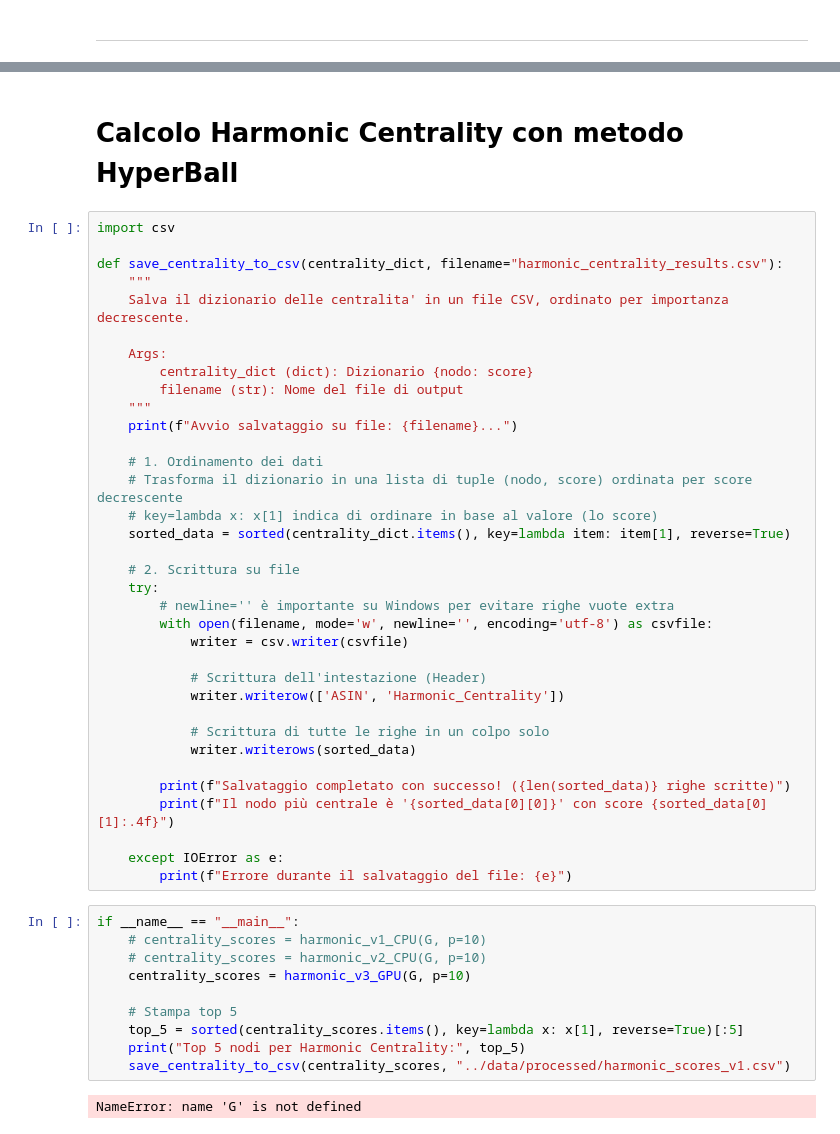
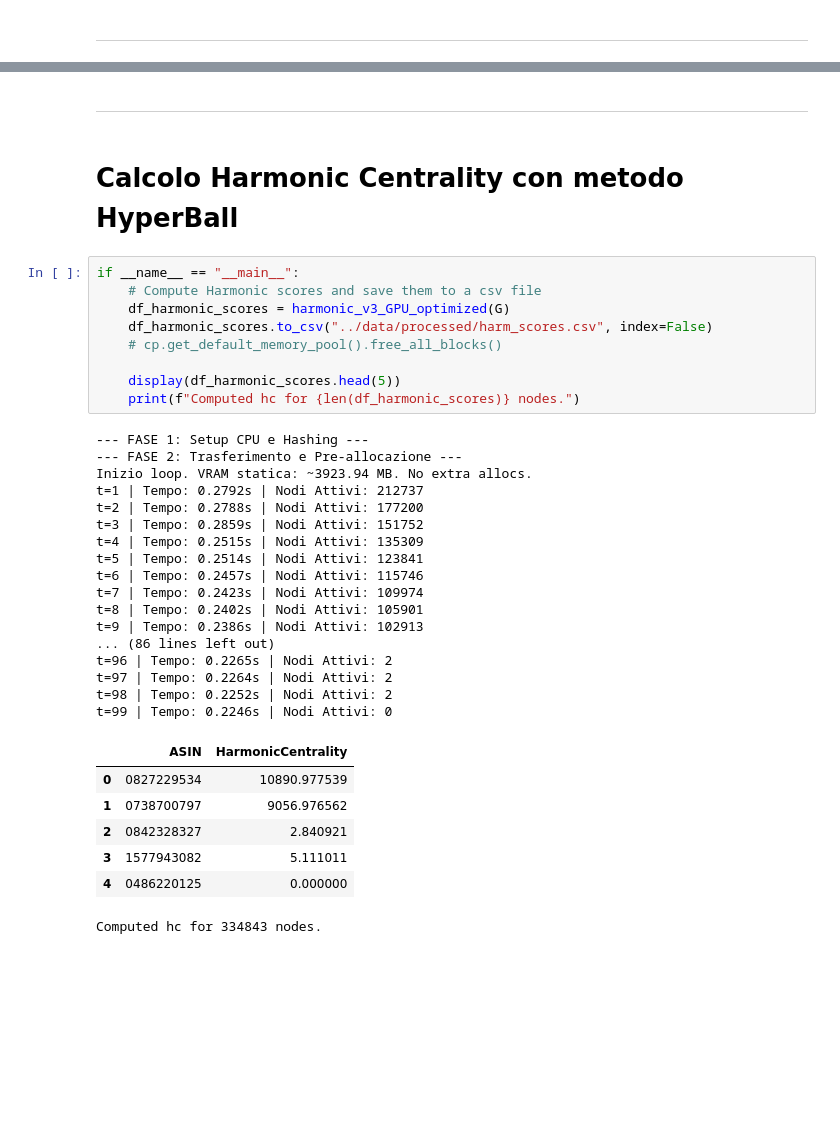
Before and after one commit to raozzo/ProgettoLFN, a Jupyter notebook: Code/notebooks/harmonic_centrality.ipynb, the cells around one changed output, grey strips where cells are left out. Cells and saved outputs as stored; diff of their text form; blank space fills up the shorter version.

```diff
--- a/Code/notebooks/harmonic_centrality.ipynb
+++ b/Code/notebooks/harmonic_centrality.ipynb
@@ -546,49 +764,38 @@ def harmonic_v3_GPU(G, p=10):
+# %% [markdown]
+---
 # %% [markdown]
 # Calcolo Harmonic Centrality con metodo HyperBall
-# %%
-import csv
-
-def save_centrality_to_csv(centrality_dict, filename="harmonic_centrality_results.csv"):
-    """
-    Salva il dizionario delle centralita' in un file CSV, ordinato per importanza decrescente.
-
-    Args:
-        centrality_dict (dict): Dizionario {nodo: score}
-        filename (str): Nome del file di output
-    """
-    print(f"Avvio salvataggio su file: {filename}...")
-
-    # 1. Ordinamento dei dati
-    # Trasforma il dizionario in una lista di tuple (nodo, score) ordinata per score decrescente
-    # key=lambda x: x[1] indica di ordinare in base al valore (lo score)
-    sorted_data = sorted(centrality_dict.items(), key=lambda item: item[1], reverse=True)
-
-    # 2. Scrittura su file
-    try:
-        # newline='' è importante su Windows per evitare righe vuote extra
-        with open(filename, mode='w', newline='', encoding='utf-8') as csvfile:
-            writer = csv.writer(csvfile)
-
-            # Scrittura dell'intestazione (Header)
-            writer.writerow(['ASIN', 'Harmonic_Centrality'])
-
-            # Scrittura di tutte le righe in un colpo solo
-            writer.writerows(sorted_data)
-
-        print(f"Salvataggio completato con successo! ({len(sorted_data)} righe scritte)")
-        print(f"Il nodo più centrale è '{sorted_data[0][0]}' con score {sorted_data[0][1]:.4f}")
-
-    except IOError as e:
-        print(f"Errore durante il salvataggio del file: {e}")
 # %%
 if __name__ == "__main__":
-    # centrality_scores = harmonic_v1_CPU(G, p=10)
-    # centrality_scores = harmonic_v2_CPU(G, p=10)
-    centrality_scores = harmonic_v3_GPU(G, p=10)
+    # Compute Harmonic scores and save them to a csv file
+    df_harmonic_scores = harmonic_v3_GPU_optimized(G)
+    df_harmonic_scores.to_csv("../data/processed/harm_scores.csv", index=False)
+    # cp.get_default_memory_pool().free_all_blocks()
 
-    # Stampa top 5
-    top_5 = sorted(centrality_scores.items(), key=lambda x: x[1], reverse=True)[:5]
-    print("Top 5 nodi per Harmonic Centrality:", top_5)
-    save_centrality_to_csv(centrality_scores, "../data/processed/harmonic_scores_v1.csv")
+    display(df_harmonic_scores.head(5))
+    print(f"Computed hc for {len(df_harmonic_scores)} nodes.")
 # %% [output]
-NameError: name 'G' is not defined
+--- FASE 1: Setup CPU e Hashing ---
+--- FASE 2: Trasferimento e Pre-allocazione ---
+Inizio loop. VRAM statica: ~3923.94 MB. No extra allocs.
+t=1 | Tempo: 0.2792s | Nodi Attivi: 212737
+t=2 | Tempo: 0.2788s | Nodi Attivi: 177200
+t=3 | Tempo: 0.2859s | Nodi Attivi: 151752
+t=4 | Tempo: 0.2515s | Nodi Attivi: 135309
+t=5 | Tempo: 0.2514s | Nodi Attivi: 123841
+t=6 | Tempo: 0.2457s | Nodi Attivi: 115746
+t=7 | Tempo: 0.2423s | Nodi Attivi: 109974
+t=8 | Tempo: 0.2402s | Nodi Attivi: 105901
+t=9 | Tempo: 0.2386s | Nodi Attivi: 102913
+... (86 lines left out)
+t=96 | Tempo: 0.2265s | Nodi Attivi: 2
+t=97 | Tempo: 0.2264s | Nodi Attivi: 2
+t=98 | Tempo: 0.2252s | Nodi Attivi: 2
+t=99 | Tempo: 0.2246s | Nodi Attivi: 0
+|  | ASIN | HarmonicCentrality |
+| 0 | 0827229534 | 10890.977539 |
+| 1 | 0738700797 | 9056.976562 |
+| 2 | 0842328327 | 2.840921 |
+| 3 | 1577943082 | 5.111011 |
+| 4 | 0486220125 | 0.000000 |
+Computed hc for 334843 nodes.
```
Also changed, not shown: parts of 11 cells of this notebook, 7 other files.
